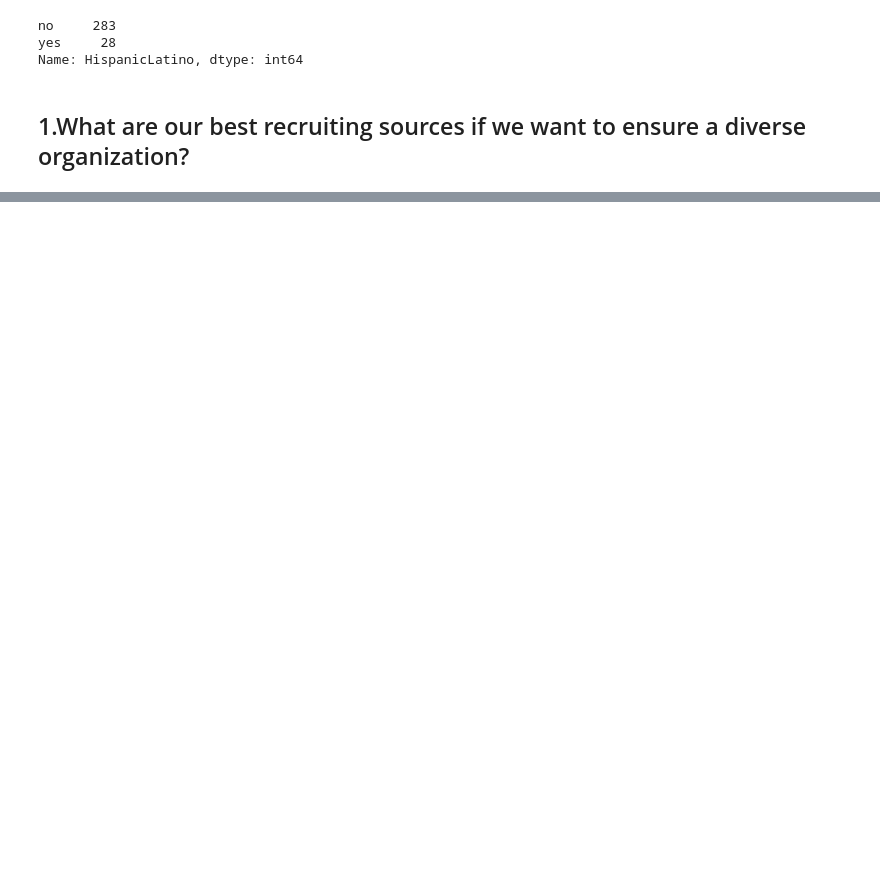
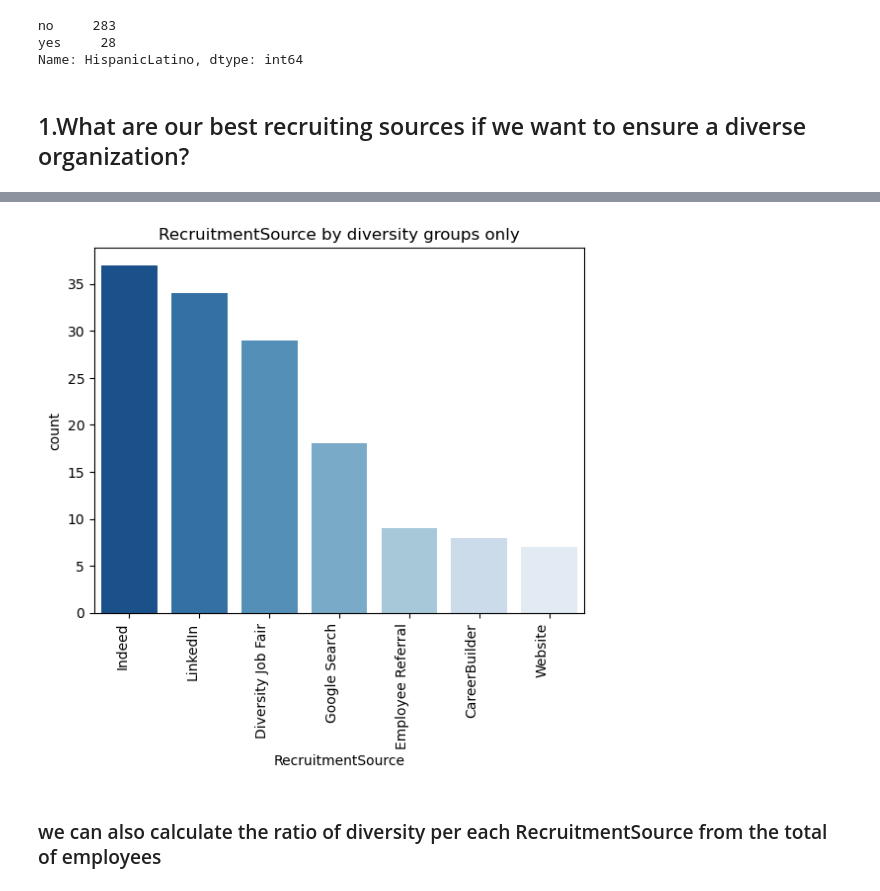
Before and after one commit to PaulBeBo/HackathonHR, a Jupyter notebook: scripts/HackathonHR_Paul.ipynb, the cells around one changed output, grey strips where cells are left out. Drawn from its saved outputs; the diff is of its cells as text; code cells hidden in the pictures; blank space fills up the shorter version.

```diff
--- a/scripts/HackathonHR_Paul.ipynb
+++ b/scripts/HackathonHR_Paul.ipynb
@@ -206,0 +249,4 @@ df.groupby([])
+# %%
+#we see that white people will not be included in the "Diversity", so we have to exclude them to from the analysis
+df_diversity = df[~((df['HispanicLatino'] == 'no')&(df['RaceDesc'] == 'White'))]
+#The ~ symbol is used to negate the entire condition, effectively selecting rows where the condition is False.
@@ -206,0 +270,10 @@ df.groupby([])
+# %%
+#we also know that we could group the rest of the values in the 'RaceDesc' as from the 'Diversity' group (no need to create distinctions)
+sns.countplot(x='RecruitmentSource', data=df_diversity, order=df_diversity['RecruitmentSource'].value_counts().index, palette='Blues_r')
+plt.xticks(rotation=90, ha='right')
+plt.title('RecruitmentSource by diversity groups only')
+plt.show()
+# %% [output]
+[figure, added]
+# %% [markdown]
+### we can also calculate the ratio of diversity per each RecruitmentSource from the total of employees
```
Also changed, not shown: parts of 10 cells of this notebook.
